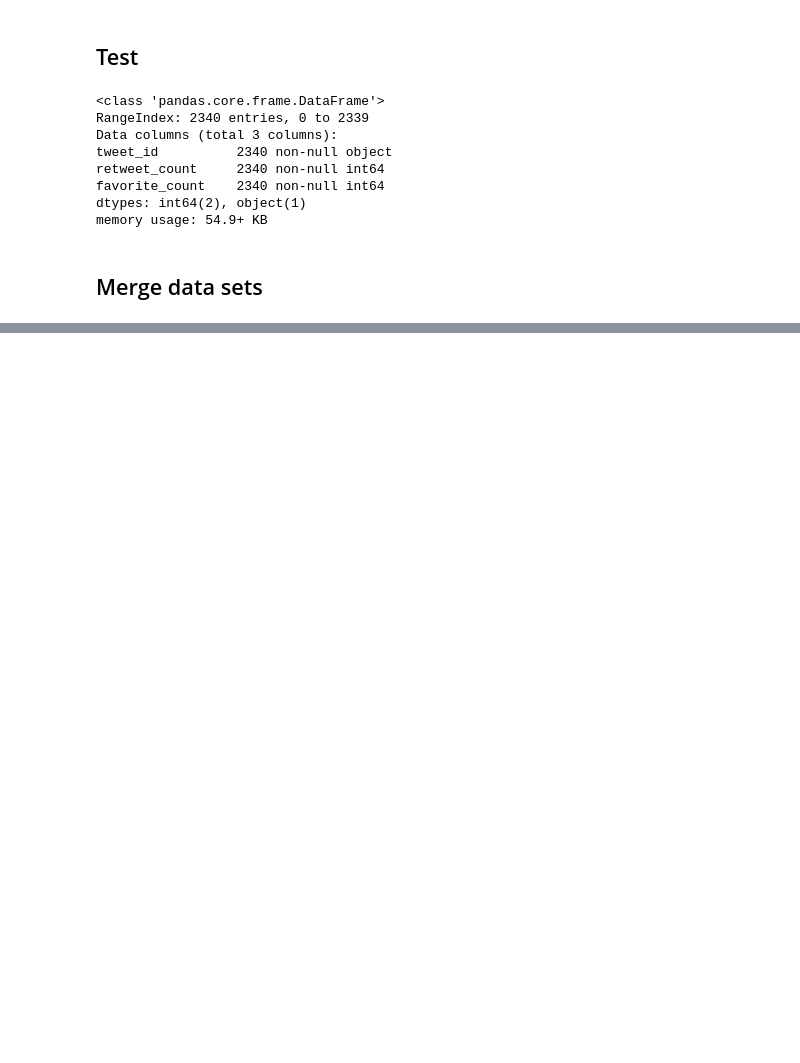
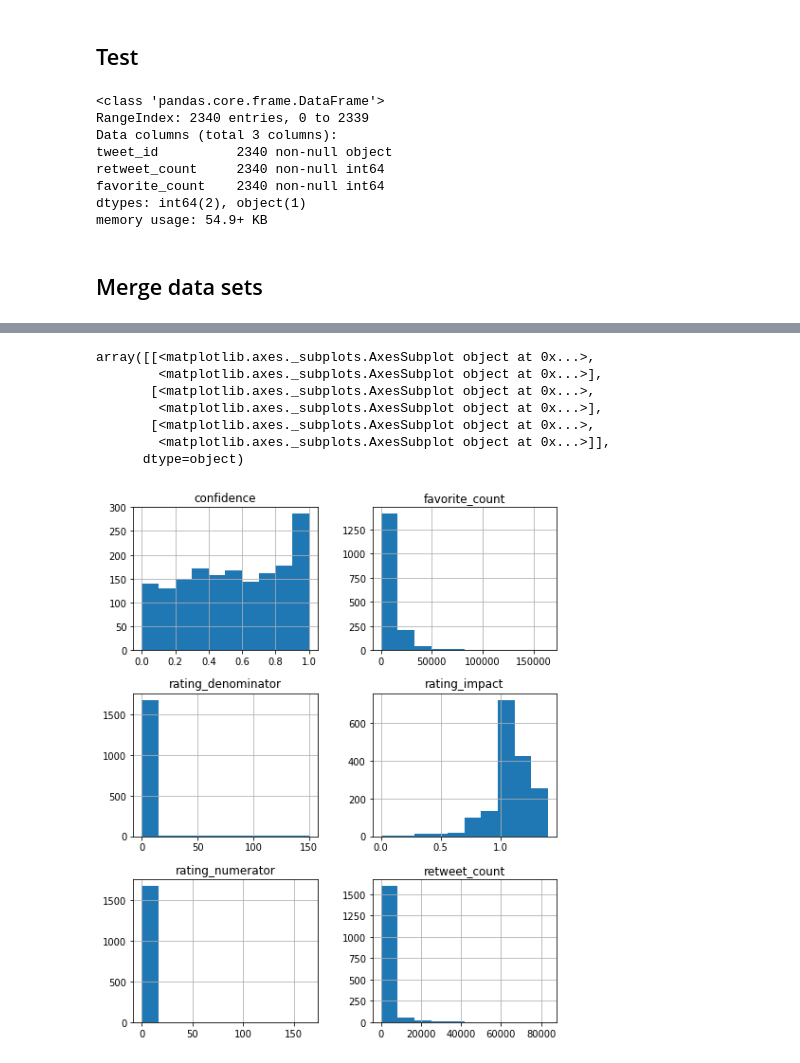
Before and after one commit to Subaru-Goto/WeRateDogs, a Jupyter notebook: wrangle_act.ipynb, the cells around one changed output, grey strips where cells are left out. Saved outputs shown, nothing was run; the diff lists cells and outputs as text; code cells hidden in the pictures; blank space fills up the shorter version.

```diff
--- a/wrangle_act.ipynb
+++ b/wrangle_act.ipynb
@@ -1120,0 +1244,3 @@ os.listdir()
+# %%
+# read csv
+df = pd.read_csv("twitter_archive_master.csv")
@@ -1120,0 +1274,19 @@ os.listdir()
+# %%
+# check histogram of some numerical value
+df[[
+ 'timestamp',
+ 'rating_numerator',
+ 'rating_denominator',
+ 'rating_impact',
+ 'confidence',
+ 'retweet_count',
+ 'favorite_count']].hist(figsize=(8,10))
+# %% [output]
+array([[<matplotlib.axes._subplots.AxesSubplot object at 0x...>,
+        <matplotlib.axes._subplots.AxesSubplot object at 0x...>],
+       [<matplotlib.axes._subplots.AxesSubplot object at 0x...>,
+        <matplotlib.axes._subplots.AxesSubplot object at 0x...>],
+       [<matplotlib.axes._subplots.AxesSubplot object at 0x...>,
+        <matplotlib.axes._subplots.AxesSubplot object at 0x...>]],
+      dtype=object)
+[figure, added]
```
Also changed, not shown: parts of 109 cells of this notebook, 2 other files.
